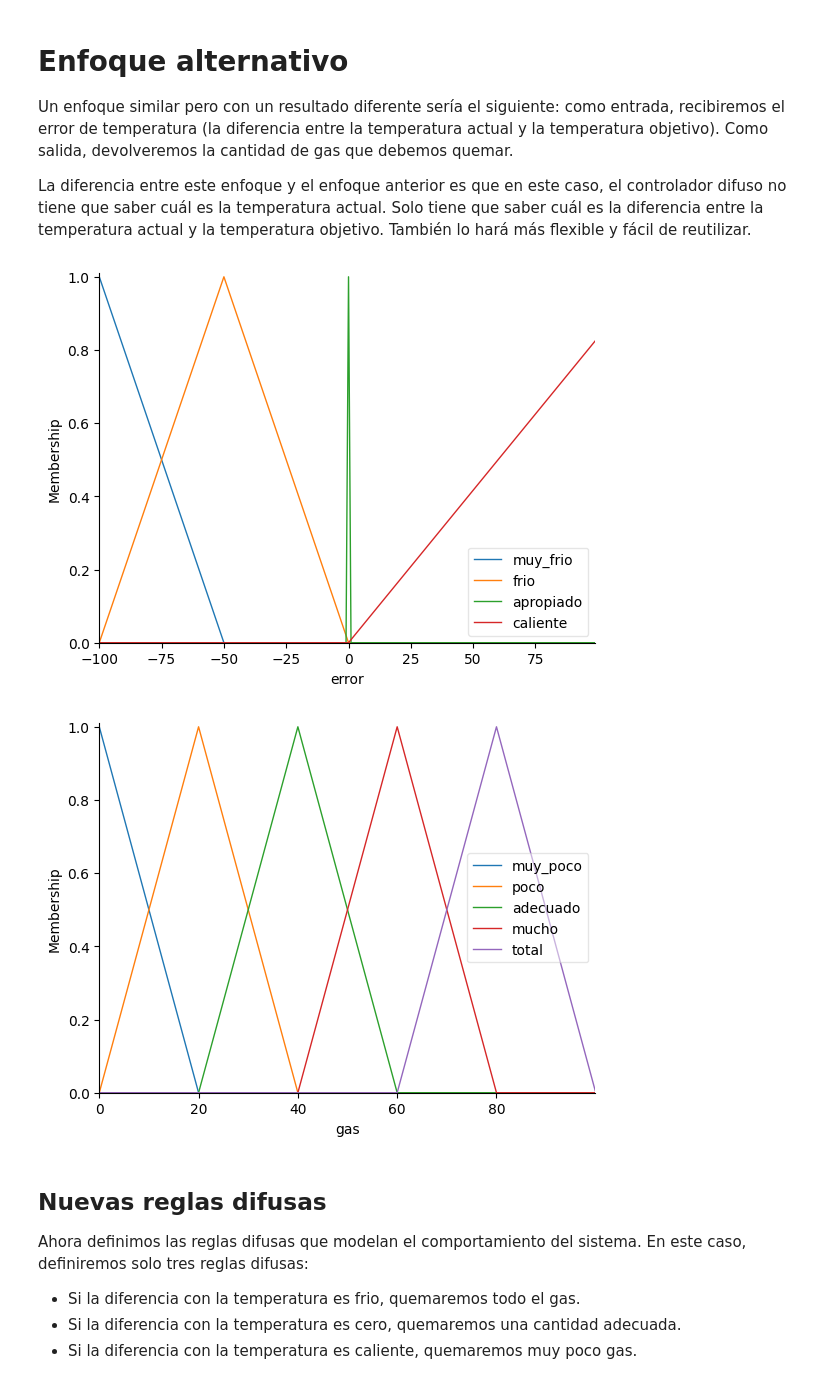
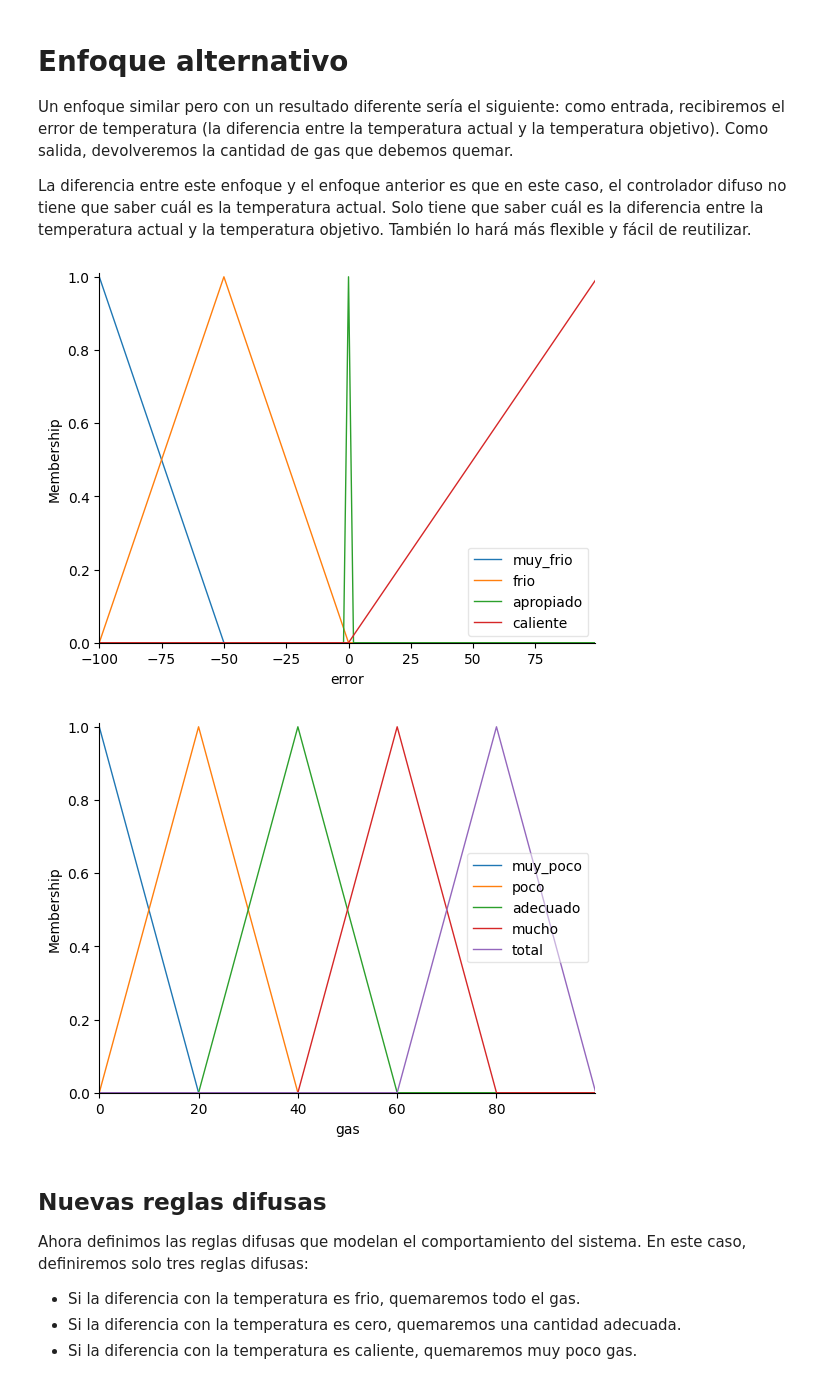
Before and after one commit to yuu067/MIA-IABD-2425, a Jupyter notebook: UD02/notebooks/EX4.-cremador_ES.ipynb, the cells around one changed output. Cells and saved outputs as stored; diff of their text form; code cells hidden in the pictures.

```diff
--- a/UD02/notebooks/EX4.-cremador_ES.ipynb
+++ b/UD02/notebooks/EX4.-cremador_ES.ipynb
@@ -203,32 +203,32 @@ La diferencia entre este enfoque y el enfoque anterior es que en este caso, el c
 # %%
 # Definimos el universo del discurso
 
 teperatura_objetivo = 100
 
 rango_error = np.arange(-teperatura_objetivo, teperatura_objetivo, 1)
 rango_gas = np.arange(0, 100, 0.1)
 
 # Definimos los antecedentes y el consecuente
 error = ctrl.Antecedent(rango_error, 'error')
 gas = ctrl.Consequent(rango_gas, 'gas')
 
 # Definimos conjuntos difusos
 
 error['muy_frio'] = fuzz.trimf(error.universe,[-100,-100,-50])
 error['frio'] = fuzz.trimf(error.universe,[-100,-50,0])
-error['apropiado'] = fuzz.trimf(error.universe,[0,0,0])
-error['caliente'] = fuzz.trimf(error.universe,[0,120,150])
+error['apropiado'] = fuzz.trimf(error.universe,[-2,0,2])
+error['caliente'] = fuzz.trimf(error.universe,[0,100,120])
 
 gas['muy_poco'] = fuzz.trimf(gas.universe,[0,0,20])
 gas['poco'] = fuzz.trimf(gas.universe,[0,20,40])
 gas['adecuado'] = fuzz.trimf(gas.universe,[20,40,60])
 gas['mucho'] = fuzz.trimf(gas.universe,[40,60,80])
 gas['total'] = fuzz.trimf(gas.universe,[60,80,100])
 # Visualizamos conjuntos difusos
 error.view()
 gas.view()
 # %% [output]
-[figure, old version]
+[figure, new version]
 [figure]
 # %% [markdown]
 ## Nuevas reglas difusas
```
Also changed, not shown: parts of 2 cells of this notebook.
